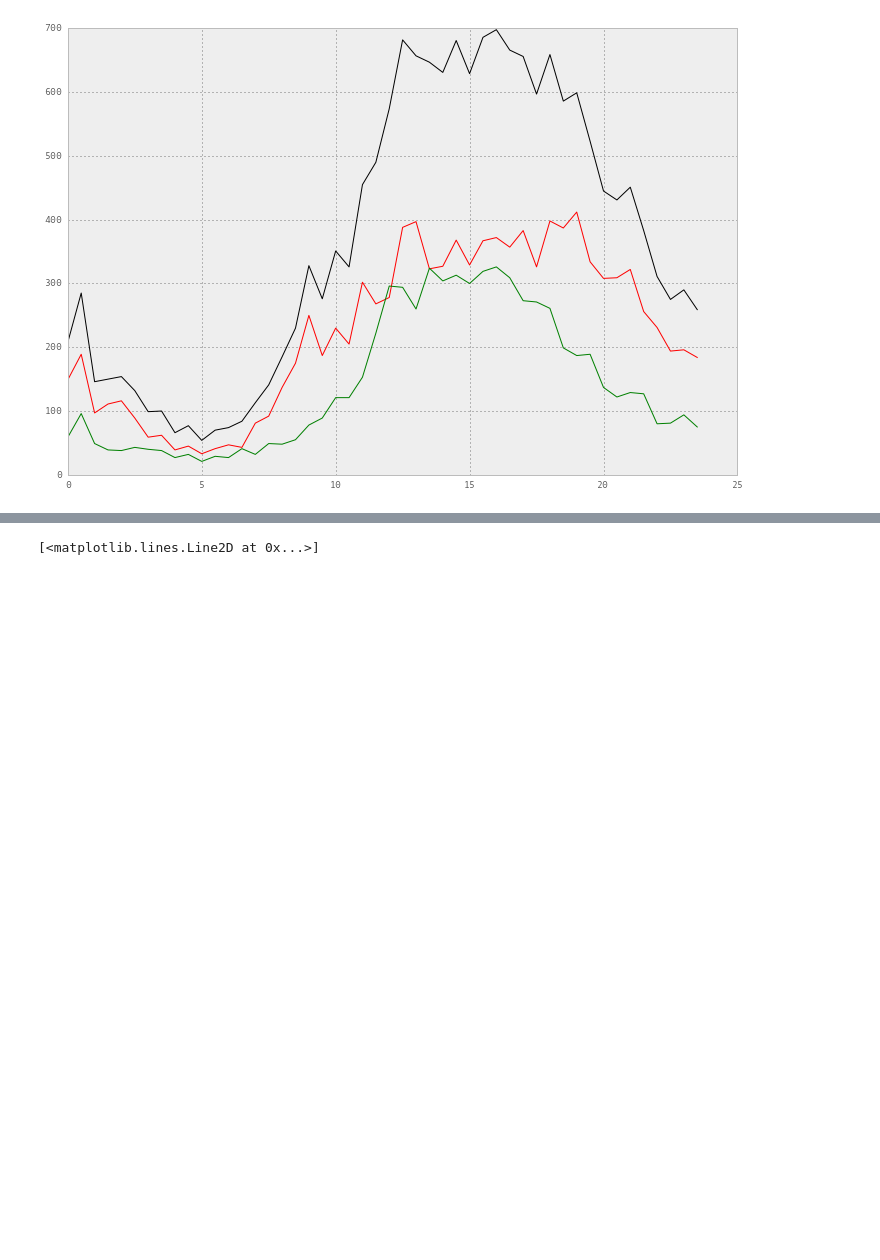
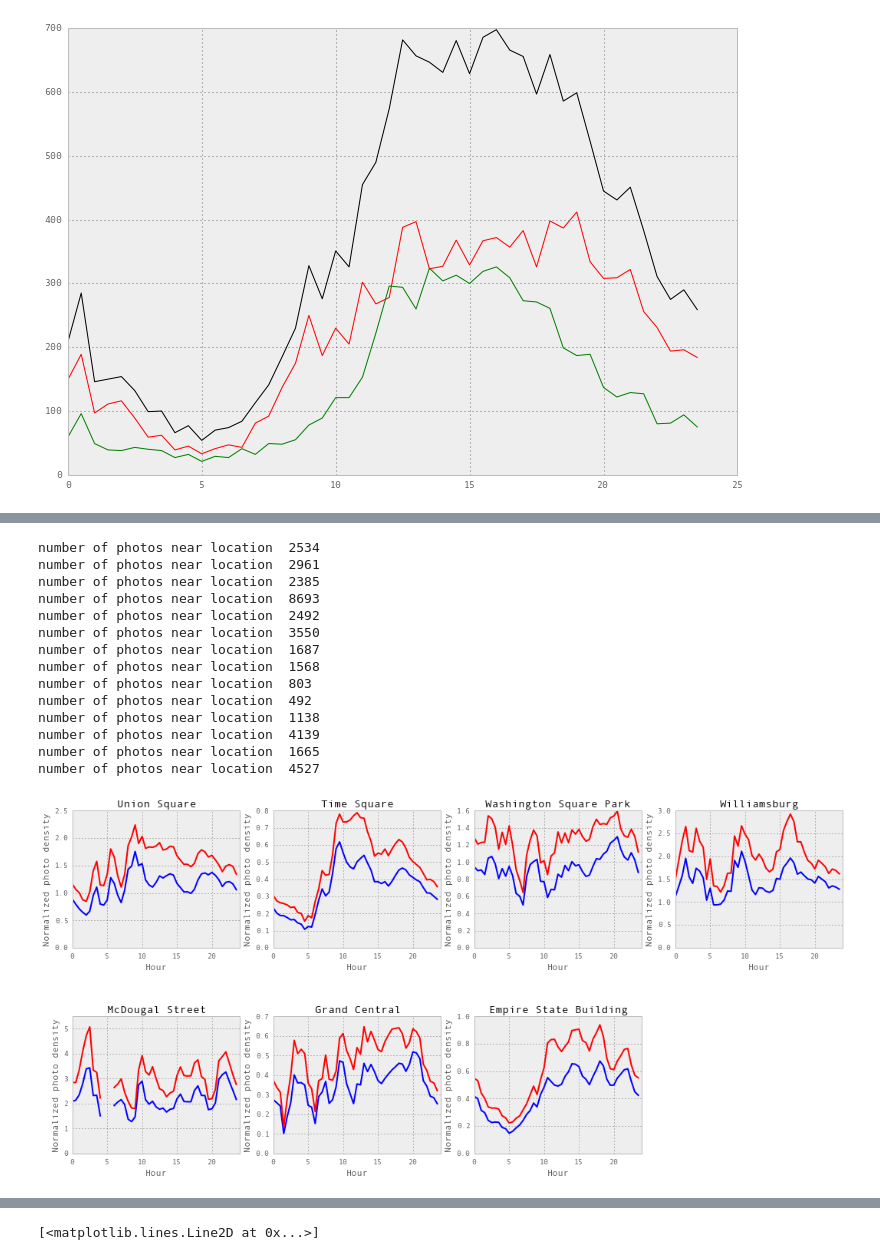
Before and after one commit to helenaxwang/AveNeue, a Jupyter notebook: analyze_flickr.py.ipynb, the cells around one changed output, grey strips where cells are left out. Drawn from its saved outputs; the diff is of its cells as text; code cells hidden in the pictures; blank space fills up the shorter version.

```diff
--- a/analyze_flickr.py.ipynb
+++ b/analyze_flickr.py.ipynb
@@ -453,3 +468,45 @@ number of photos near location  6192
+# %%
+# look at the difference between local and nonlocals more closely
+fig = plt.figure(figsize=(18,8))
+for i,loc in zip(locidx,allLocs[0:7]):
+    plt.subplot(2,4,i+1)
+    hour_loc_nyc = get_hour_mean(photos_nyc,loc,normalize=normalize)/normalizer/106826
+    hour_loc_nonyc = get_hour_mean(photos_nonyc,loc,normalize=normalize)/normalizer/146753
+
+    hour_loc_nyc2 = hour_loc_nyc/hour_all_nyc
+    hour_loc_nonyc2 = hour_loc_nonyc/hour_all_nonyc
+
+    if smooth:
+        hour_loc_nyc = movingaverage2(hour_loc_nyc,3)
+        hour_loc_nonyc = movingaverage2(hour_loc_nonyc,3)
+
+        hour_loc_nyc2 = movingaverage2(hour_loc_nyc2,3)
+        hour_loc_nonyc2 = movingaverage2(hour_loc_nonyc2,3)
+
+    plt.plot(time_axis,hour_loc_nyc/hour_loc_nonyc,'b',linewidth=2)
+    plt.plot(time_axis,hour_loc_nyc2/hour_loc_nonyc2,'r',linewidth=2)
+
+    plt.xlim([0,24])
+    plt.ylim(ymin=0)
+    plt.xlabel('Hour',fontsize=12)
+    plt.ylabel('Normalized photo density',fontsize=12)
+    plt.title(allLocNames[i])
+# %% [output]
+number of photos near location  2534
+number of photos near location  2961
+number of photos near location  2385
+number of photos near location  8693
+number of photos near location  2492
+number of photos near location  3550
+number of photos near location  1687
+number of photos near location  1568
+number of photos near location  803
+number of photos near location  492
+number of photos near location  1138
+number of photos near location  4139
+number of photos near location  1665
+number of photos near location  4527
+[figure, added]
 # %%
 # get normalizer -- better way to do it but this is fast
 favorites_loc = get_favcounts_sql(db, loc, radius=0.01)
```
Also changed, not shown: parts of 14 cells of this notebook, 8 other files.
